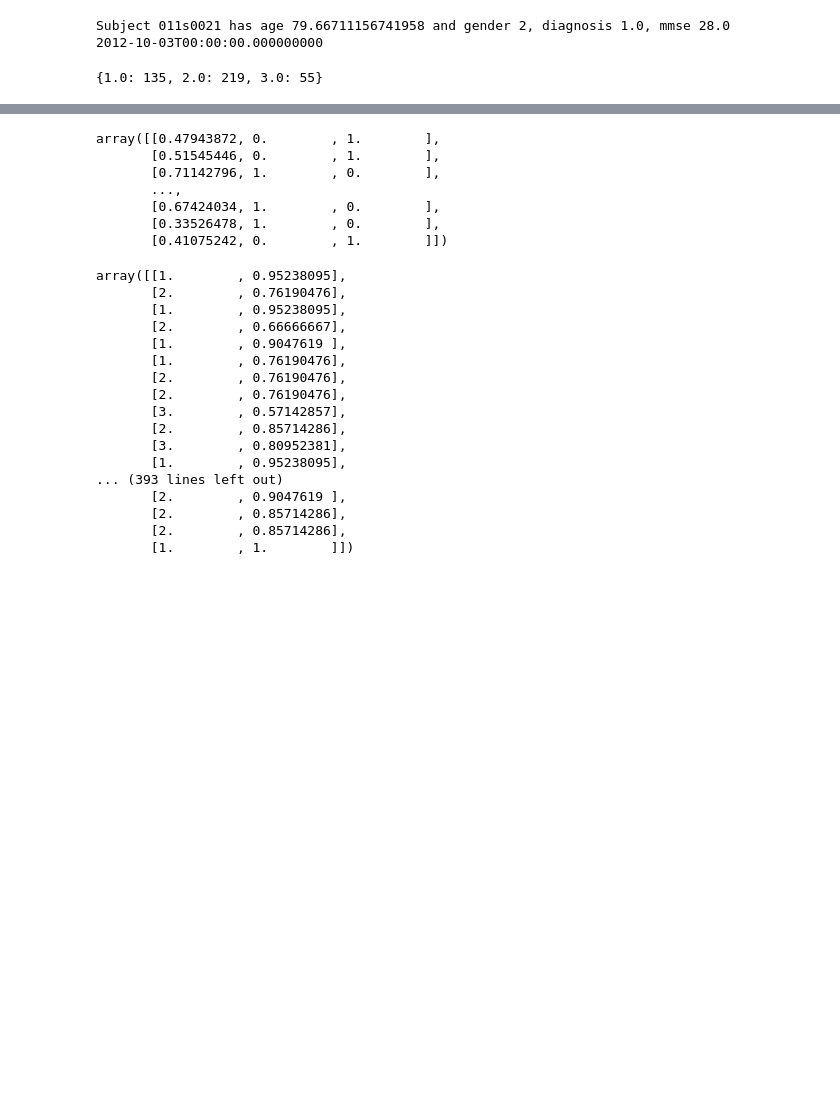
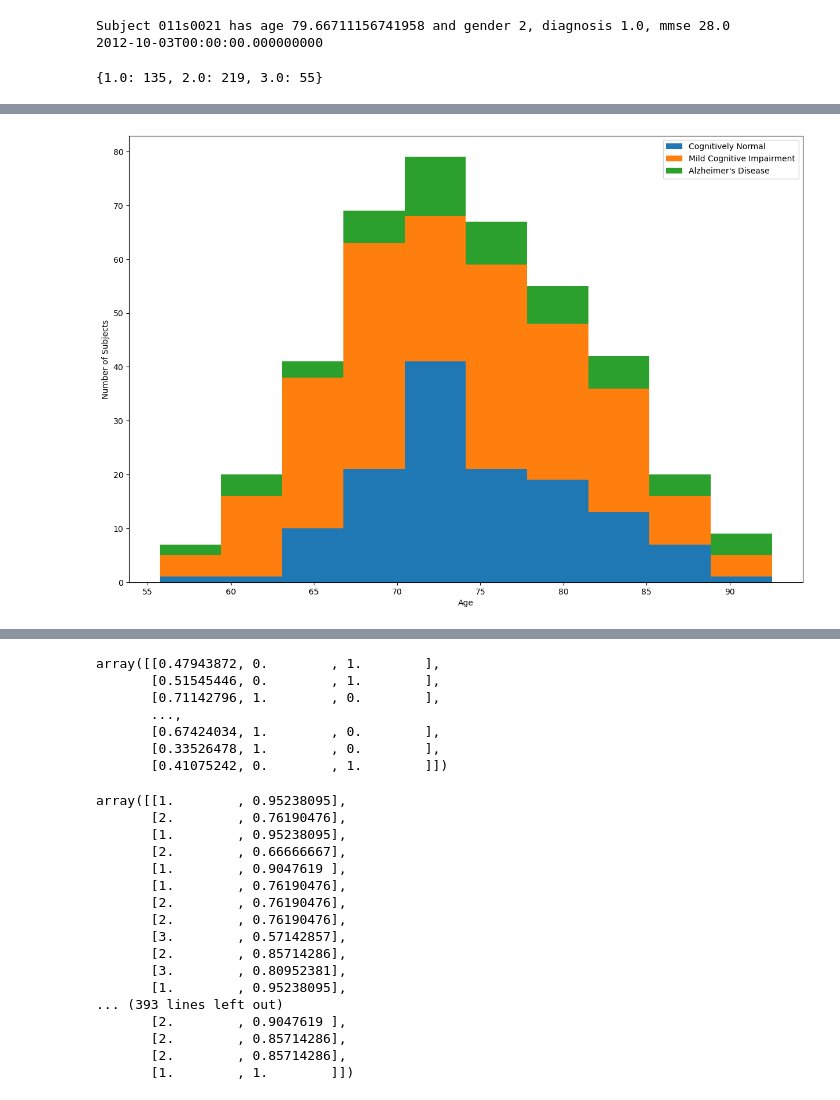
Before and after one commit to jonasfallmann/pr-master-alzheimers-classification, a Jupyter notebook: demographic-preprocessing.ipynb, the cells around one changed output, grey strips where cells are left out. Saved outputs shown, nothing was run; the diff lists cells and outputs as text; code cells hidden in the pictures; blank space fills up the shorter version.

```diff
--- a/demographic-preprocessing.ipynb
+++ b/demographic-preprocessing.ipynb
@@ -225,0 +238,19 @@ diagnosis_distribution
+# %%
+# distribution of age stacked bar chart by diagnosis
+diagnosis_ages = {}
+for demographic_info in demographic_information_for_subjects:
+    diagnosis = demographic_info.diagnosis
+    age = demographic_info.age
+    if diagnosis not in diagnosis_ages:
+        diagnosis_ages[diagnosis] = []
+    diagnosis_ages[diagnosis].append(age)
+
+fig, ax = plt.subplots(figsize=(15, 10))
+diagnosis_labels = ["Cognitively Normal", "Mild Cognitive Impairment", "Alzheimer's Disease"]
+ax.hist(diagnosis_ages.values(), bins=10, stacked=True, label=diagnosis_labels)
+ax.set_xlabel("Age")
+ax.set_ylabel("Number of Subjects")
+ax.legend()
+plt.show()
+# %% [output]
+[figure, added]
```
Also changed, not shown: parts of 3 cells of this notebook.
